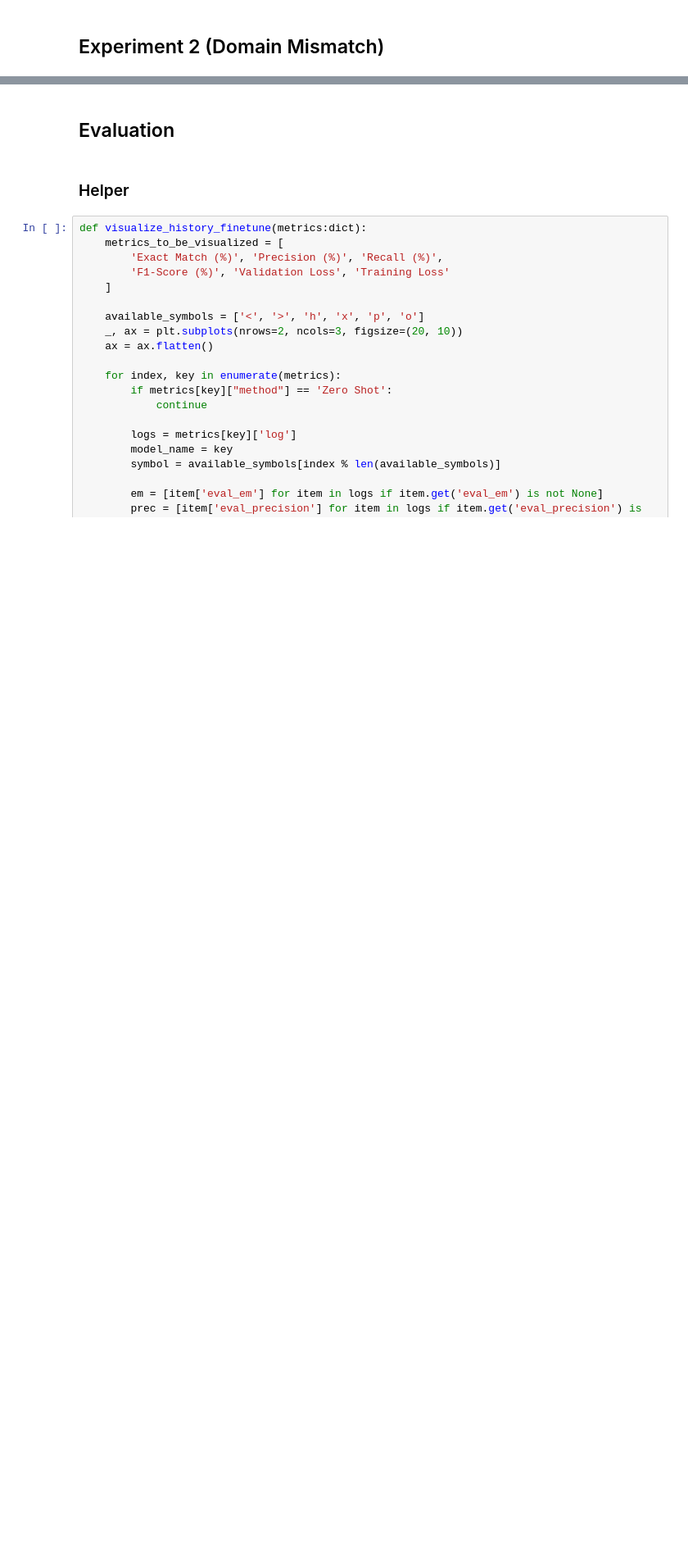
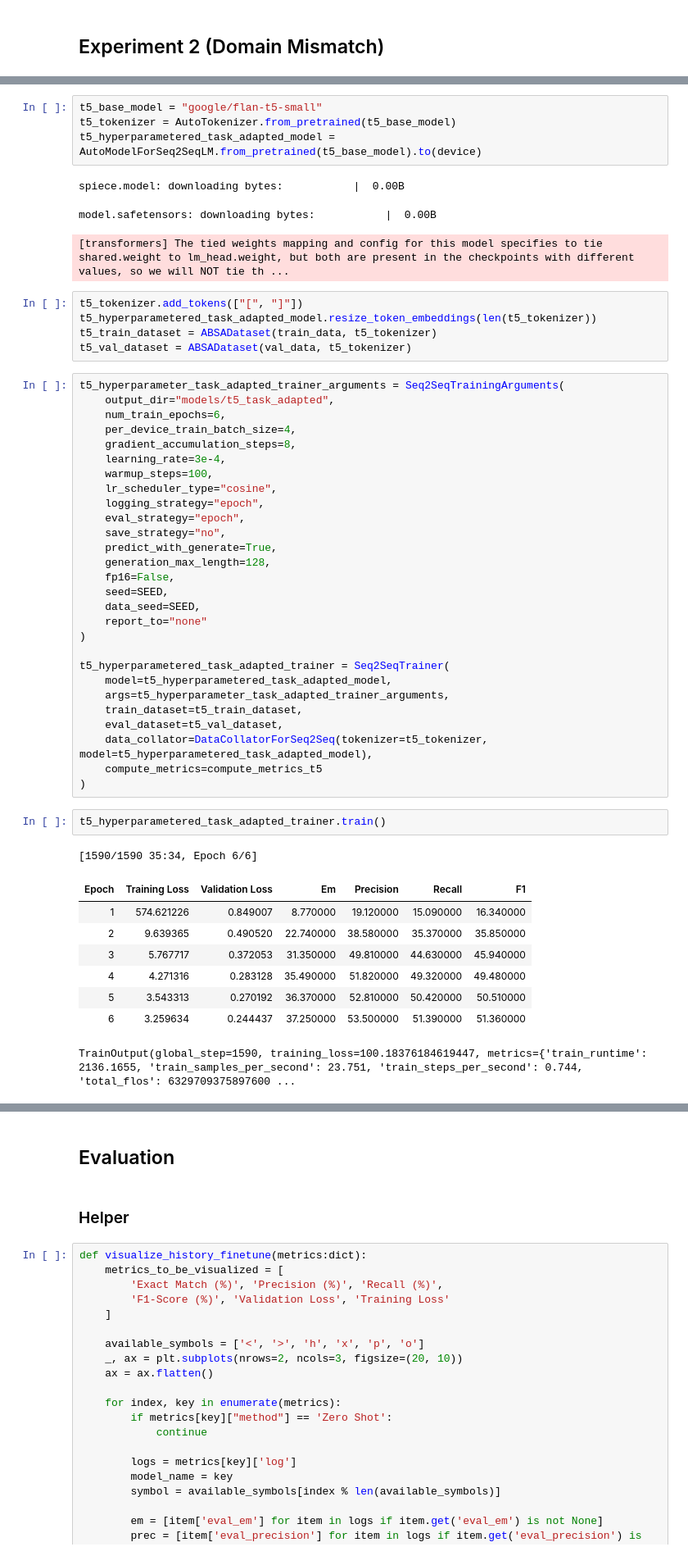
Before and after one commit to RinMDfa-a/IF5153_NLP_Final_Projects, a Jupyter notebook: src/phase2/experiment/absa_experiment.ipynb, the cells around one changed output, grey strips where cells are left out. Shown at 82% size. Saved outputs shown, nothing was run; the diff lists cells and outputs as text; blank space fills up the shorter version.

Commit message:
feat: added t5 model and semeval experiments

```diff
--- a/src/phase2/experiment/absa_experiment.ipynb
+++ b/src/phase2/experiment/absa_experiment.ipynb
@@ -307,0 +415,53 @@ print(f"Free VRAM: {torch.cuda.mem_get_info()[0] / 1024**3:.2f} GB")
+# %%
+t5_base_model = "google/flan-t5-small"
+t5_tokenizer = AutoTokenizer.from_pretrained(t5_base_model)
+t5_hyperparametered_task_adapted_model = AutoModelForSeq2SeqLM.from_pretrained(t5_base_model).to(device)
+# %% [output]
+spiece.model: downloading bytes:           |  0.00B
+model.safetensors: downloading bytes:           |  0.00B
+[transformers] The tied weights mapping and config for this model specifies to tie shared.weight to lm_head.weight, but both are present in the checkpoints with different values, so we will NOT tie th ...
+# %%
+t5_tokenizer.add_tokens(["[", "]"])
+t5_hyperparametered_task_adapted_model.resize_token_embeddings(len(t5_tokenizer))
+t5_train_dataset = ABSADataset(train_data, t5_tokenizer)
+t5_val_dataset = ABSADataset(val_data, t5_tokenizer)
+# %%
+t5_hyperparameter_task_adapted_trainer_arguments = Seq2SeqTrainingArguments(
+    output_dir="models/t5_task_adapted",
+    num_train_epochs=6,
+    per_device_train_batch_size=4,
+    gradient_accumulation_steps=8,
+    learning_rate=3e-4,
+    warmup_steps=100,
+    lr_scheduler_type="cosine",
+    logging_strategy="epoch",
+    eval_strategy="epoch",
+    save_strategy="no",
+    predict_with_generate=True,
+    generation_max_length=128,
+    fp16=False,
+    seed=SEED,
+    data_seed=SEED,
+    report_to="none"
+)
+
+t5_hyperparametered_task_adapted_trainer = Seq2SeqTrainer(
+    model=t5_hyperparametered_task_adapted_model,
+    args=t5_hyperparameter_task_adapted_trainer_arguments,
+    train_dataset=t5_train_dataset,
+    eval_dataset=t5_val_dataset,
+    data_collator=DataCollatorForSeq2Seq(tokenizer=t5_tokenizer, model=t5_hyperparametered_task_adapted_model),
+    compute_metrics=compute_metrics_t5
+)
+# %%
+t5_hyperparametered_task_adapted_trainer.train()
+# %% [output]
+[1590/1590 35:34, Epoch 6/6]
+| Epoch | Training Loss | Validation Loss | Em | Precision | Recall | F1 |
+| 1 | 574.621226 | 0.849007 | 8.770000 | 19.120000 | 15.090000 | 16.340000 |
+| 2 | 9.639365 | 0.490520 | 22.740000 | 38.580000 | 35.370000 | 35.850000 |
+| 3 | 5.767717 | 0.372053 | 31.350000 | 49.810000 | 44.630000 | 45.940000 |
+| 4 | 4.271316 | 0.283128 | 35.490000 | 51.820000 | 49.320000 | 49.480000 |
+| 5 | 3.543313 | 0.270192 | 36.370000 | 52.810000 | 50.420000 | 50.510000 |
+| 6 | 3.259634 | 0.244437 | 37.250000 | 53.500000 | 51.390000 | 51.360000 |
+TrainOutput(global_step=1590, training_loss=100.18376184619447, metrics={'train_runtime': 2136.1655, 'train_samples_per_second': 23.751, 'train_steps_per_second': 0.744, 'total_flos': 6329709375897600 ...
```
Also changed, not shown: parts of 34 cells of this notebook.
